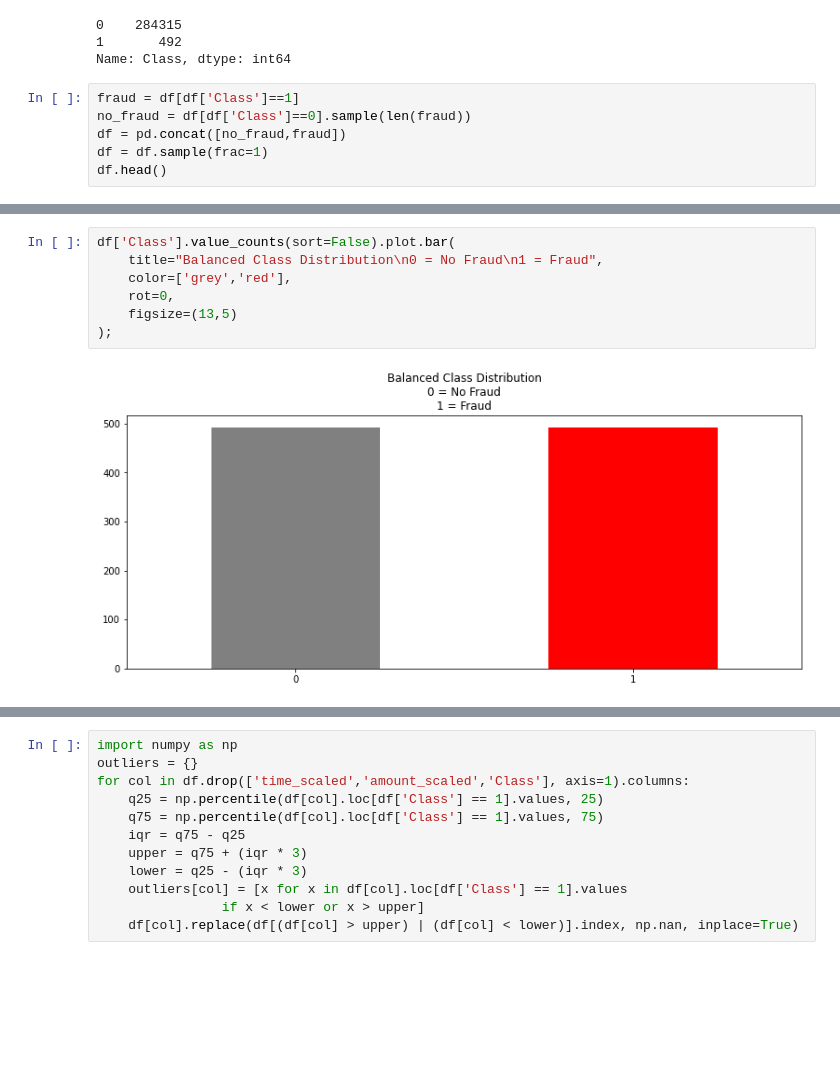
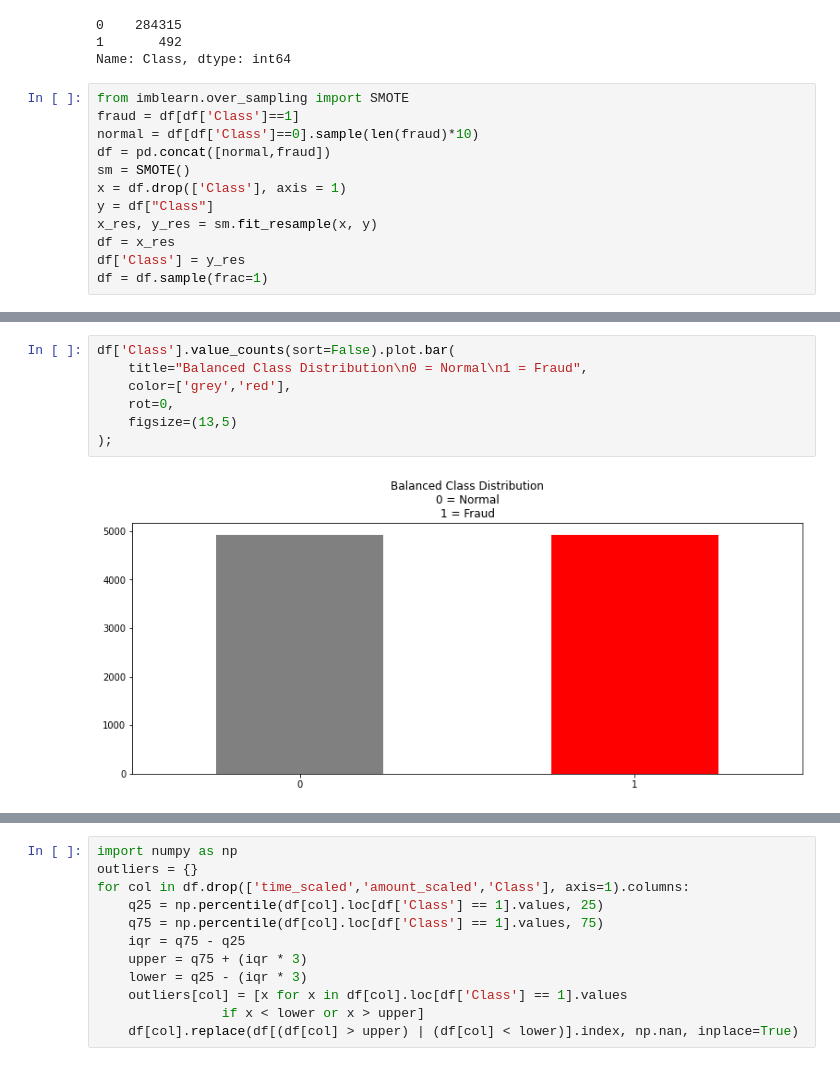
Before and after one commit to cristobalmitchell/CreditCardFraud, a Jupyter notebook: Credit Card Transaction Classification.ipynb, the cells around one changed output, grey strips where cells are left out. Drawn from its saved outputs; the diff is of its cells as text; blank space fills up the shorter version.

```diff
--- a/Credit Card Transaction Classification.ipynb
+++ b/Credit Card Transaction Classification.ipynb
@@ -227,8 +229,14 @@ df['Class'].value_counts()
 1       492
 Name: Class, dtype: int64
 # %%
+from imblearn.over_sampling import SMOTE
 fraud = df[df['Class']==1]
-no_fraud = df[df['Class']==0].sample(len(fraud))
-df = pd.concat([no_fraud,fraud])
+normal = df[df['Class']==0].sample(len(fraud)*10)
+df = pd.concat([normal,fraud])
+sm = SMOTE()
+x = df.drop(['Class'], axis = 1)
+y = df["Class"]
+x_res, y_res = sm.fit_resample(x, y)
+df = x_res
+df['Class'] = y_res
 df = df.sample(frac=1)
-df.head()
@@ -243,10 +243,10 @@ df.head()
 # %%
 df['Class'].value_counts(sort=False).plot.bar(
-    title="Balanced Class Distribution\n0 = No Fraud\n1 = Fraud",
+    title="Balanced Class Distribution\n0 = Normal\n1 = Fraud",
     color=['grey','red'],
     rot=0,
     figsize=(13,5)
 );
 # %% [output]
-[figure, old version]
+[figure, new version]
 # %% [markdown]
```
Also changed, not shown: parts of 33 cells of this notebook.
